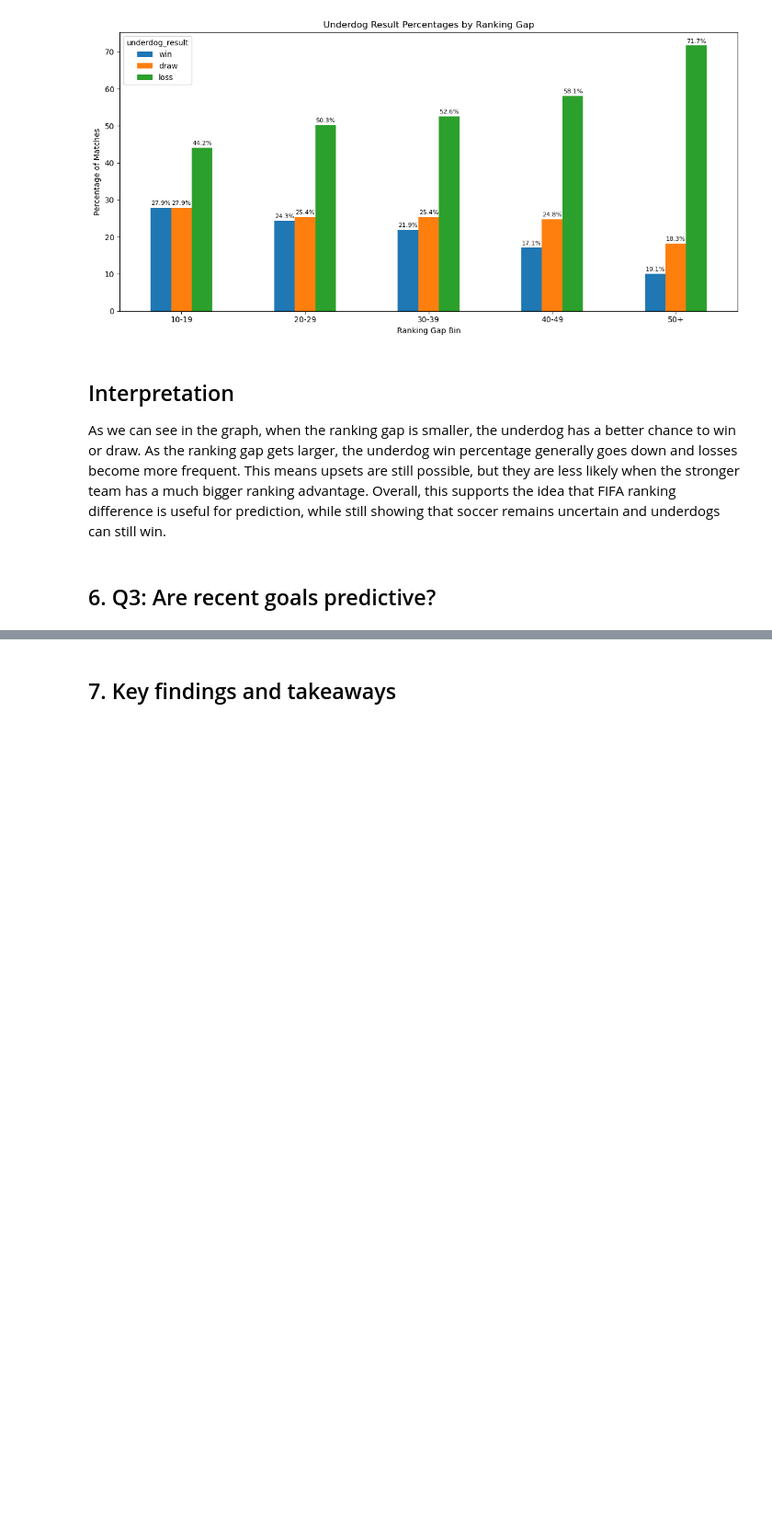
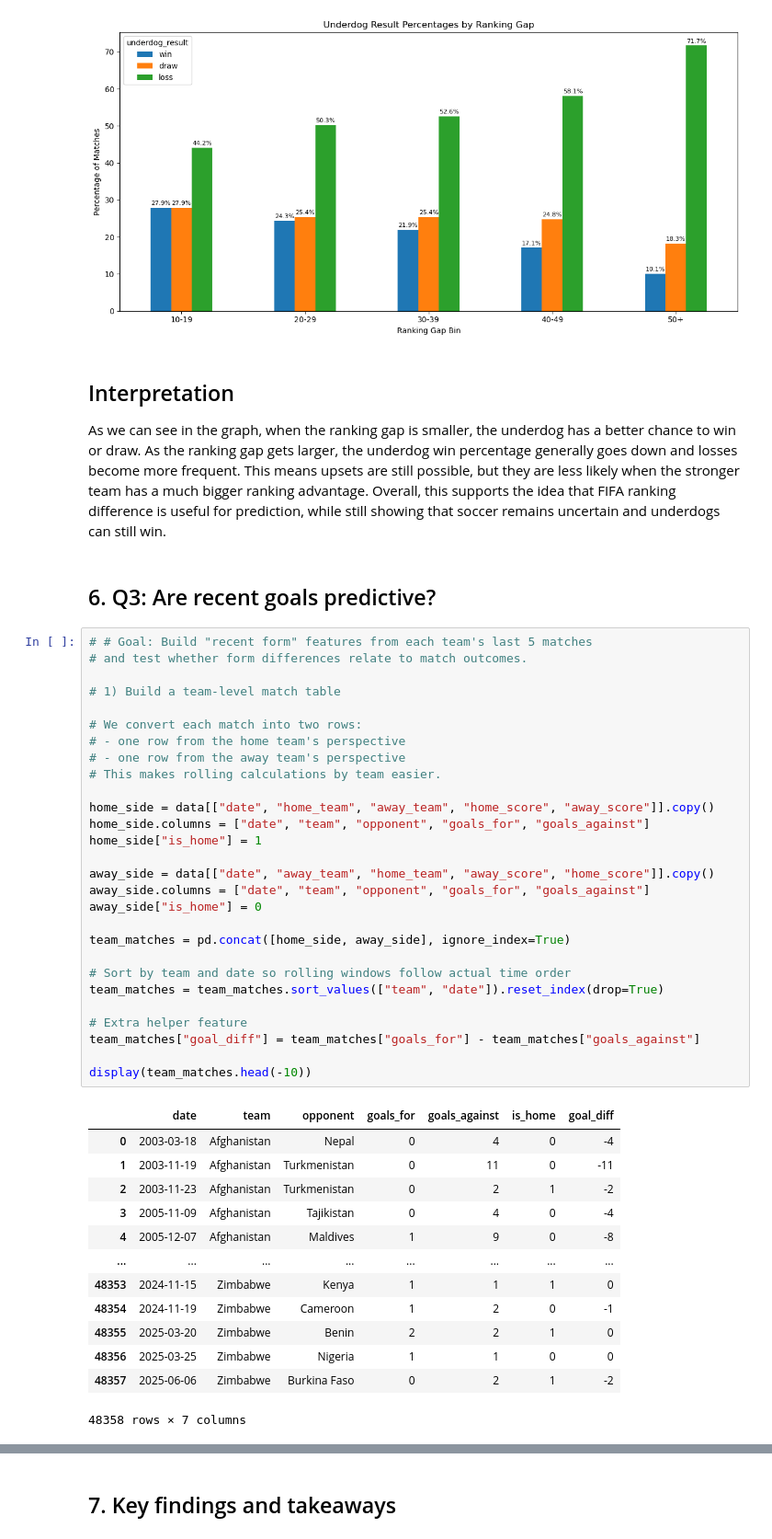
Before and after one commit to Alejandromarchesini12/fifa-worldcup-ml-simulation, a Jupyter notebook: notebooks/Phase2_Exploratory_Data_Analysis.ipynb, the cells around one changed output, grey strips where cells are left out. Shown at 92% size. Saved outputs shown, nothing was run; the diff lists cells and outputs as text; blank space fills up the shorter version.

```diff
--- a/notebooks/Phase2_Exploratory_Data_Analysis.ipynb
+++ b/notebooks/Phase2_Exploratory_Data_Analysis.ipynb
@@ -514,3 +514,45 @@ plt.show()
 As we can see in the graph, when the ranking gap is smaller, the underdog has a better chance to win or draw. As the ranking gap gets larger, the underdog win percentage generally goes down and losses become more frequent. This means upsets are still possible, but they are less likely when the stronger team has a much bigger ranking advantage. Overall, this supports the idea that FIFA ranking difference is useful for prediction, while still showing that soccer remains uncertain and underdogs can still win.
 # %% [markdown]
 ## 6. Q3: Are recent goals predictive?
+# %%
+# # Goal: Build "recent form" features from each team's last 5 matches
+# and test whether form differences relate to match outcomes.
+
+# 1) Build a team-level match table
+
+# We convert each match into two rows:
+# - one row from the home team's perspective
+# - one row from the away team's perspective
+# This makes rolling calculations by team easier.
+
+home_side = data[["date", "home_team", "away_team", "home_score", "away_score"]].copy()
+home_side.columns = ["date", "team", "opponent", "goals_for", "goals_against"]
+home_side["is_home"] = 1
+
+away_side = data[["date", "away_team", "home_team", "away_score", "home_score"]].copy()
+away_side.columns = ["date", "team", "opponent", "goals_for", "goals_against"]
+away_side["is_home"] = 0
+
+team_matches = pd.concat([home_side, away_side], ignore_index=True)
+
+# Sort by team and date so rolling windows follow actual time order
+team_matches = team_matches.sort_values(["team", "date"]).reset_index(drop=True)
+
+# Extra helper feature
+team_matches["goal_diff"] = team_matches["goals_for"] - team_matches["goals_against"]
+
+display(team_matches.head(-10))
+# %% [output]
+|  | date | team | opponent | goals_for | goals_against | is_home | goal_diff |
+| 0 | 2003-03-18 | Afghanistan | Nepal | 0 | 4 | 0 | -4 |
+| 1 | 2003-11-19 | Afghanistan | Turkmenistan | 0 | 11 | 0 | -11 |
+| 2 | 2003-11-23 | Afghanistan | Turkmenistan | 0 | 2 | 1 | -2 |
+| 3 | 2005-11-09 | Afghanistan | Tajikistan | 0 | 4 | 0 | -4 |
+| 4 | 2005-12-07 | Afghanistan | Maldives | 1 | 9 | 0 | -8 |
+| ... | ... | ... | ... | ... | ... | ... | ... |
+| 48353 | 2024-11-15 | Zimbabwe | Kenya | 1 | 1 | 1 | 0 |
+| 48354 | 2024-11-19 | Zimbabwe | Cameroon | 1 | 2 | 0 | -1 |
+| 48355 | 2025-03-20 | Zimbabwe | Benin | 2 | 2 | 1 | 0 |
+| 48356 | 2025-03-25 | Zimbabwe | Nigeria | 1 | 1 | 0 | 0 |
+| 48357 | 2025-06-06 | Zimbabwe | Burkina Faso | 0 | 2 | 1 | -2 |
+48358 rows × 7 columns
```
Also changed, not shown: parts of 5 cells of this notebook.
